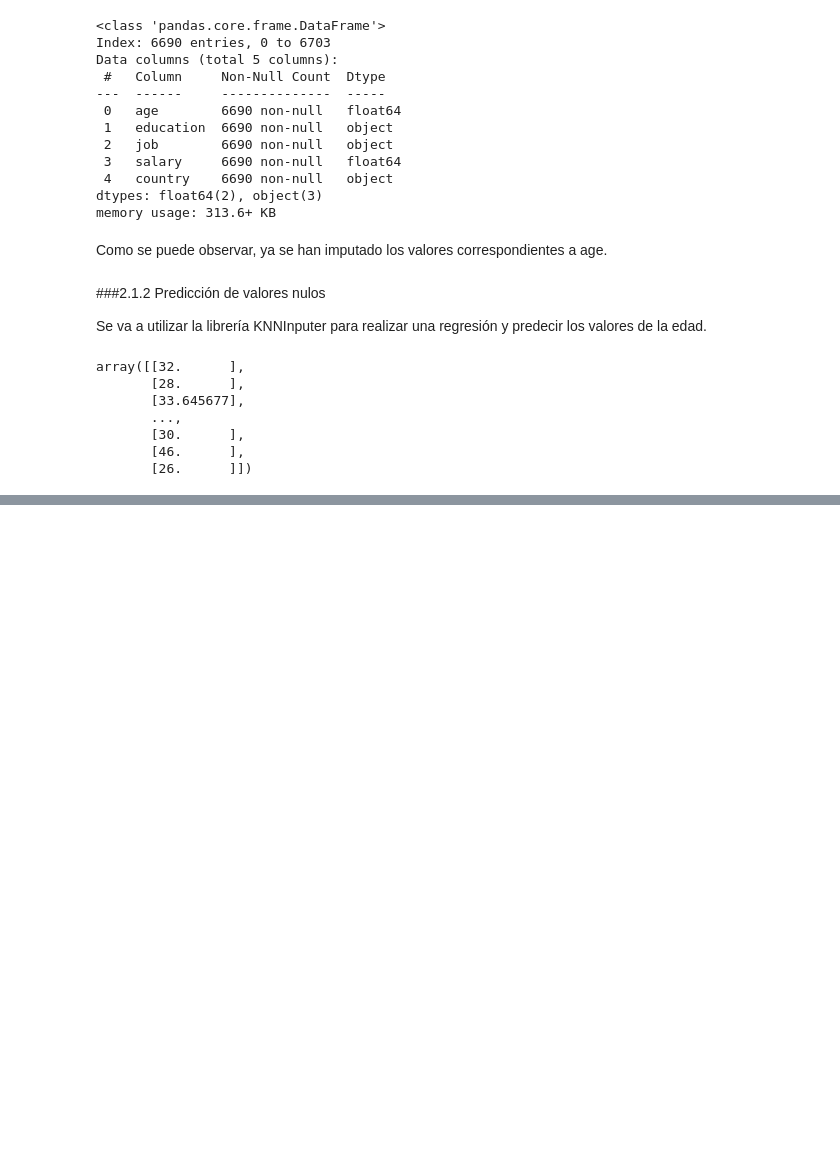
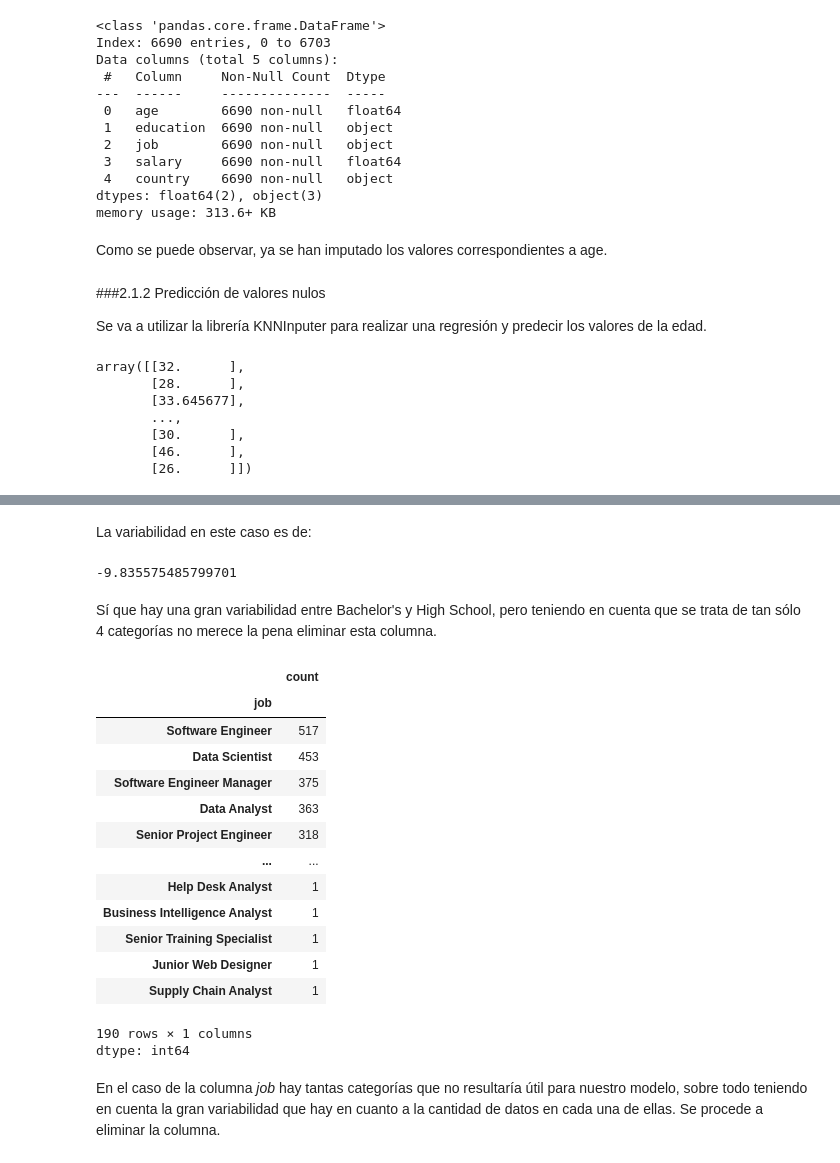
Before and after one commit to robertomartinezedu/Curso-IA-BigData, a Jupyter notebook: PIA_UD2_Entrega2.ipynb, the cells around one changed output, grey strips where cells are left out. Saved outputs shown, nothing was run; the diff lists cells and outputs as text; code cells hidden in the pictures; blank space fills up the shorter version.

```diff
--- a/PIA_UD2_Entrega2.ipynb
+++ b/PIA_UD2_Entrega2.ipynb
@@ -383,0 +429,2 @@ array([[32.      ],
+# %%
+df = imputacion_df
@@ -383,0 +450,29 @@ array([[32.      ],
+# %% [markdown]
+La variabilidad en este caso es de:
+# %%
+(3016 - (1858 + 1368 + 448)) * 100.0 / 6690
+# %% [output]
+-9.835575485799701
+# %% [markdown]
+Sí que hay una gran variabilidad entre Bachelor's y High School, pero teniendo en cuenta que se trata de tan sólo 4 categorías no merece la pena eliminar esta columna.
+# %%
+df.job.value_counts()
+# %% [output]
+|  | count |
+| job |  |
+| Software Engineer | 517 |
+| Data Scientist | 453 |
+| Software Engineer Manager | 375 |
+| Data Analyst | 363 |
+| Senior Project Engineer | 318 |
+| ... | ... |
+| Help Desk Analyst | 1 |
+| Business Intelligence Analyst | 1 |
+| Senior Training Specialist | 1 |
+| Junior Web Designer | 1 |
+| Supply Chain Analyst | 1 |
+190 rows × 1 columns
+dtype: int64
+# %% [markdown]
+En el caso de la columna _job_ hay tantas categorías que no resultaría útil para nuestro modelo, sobre todo teniendo en cuenta la gran variabilidad que hay en cuanto a la cantidad de datos en cada una de ellas.
+Se procede a eliminar la columna.
```
Also changed, not shown: parts of 17 cells of this notebook.
